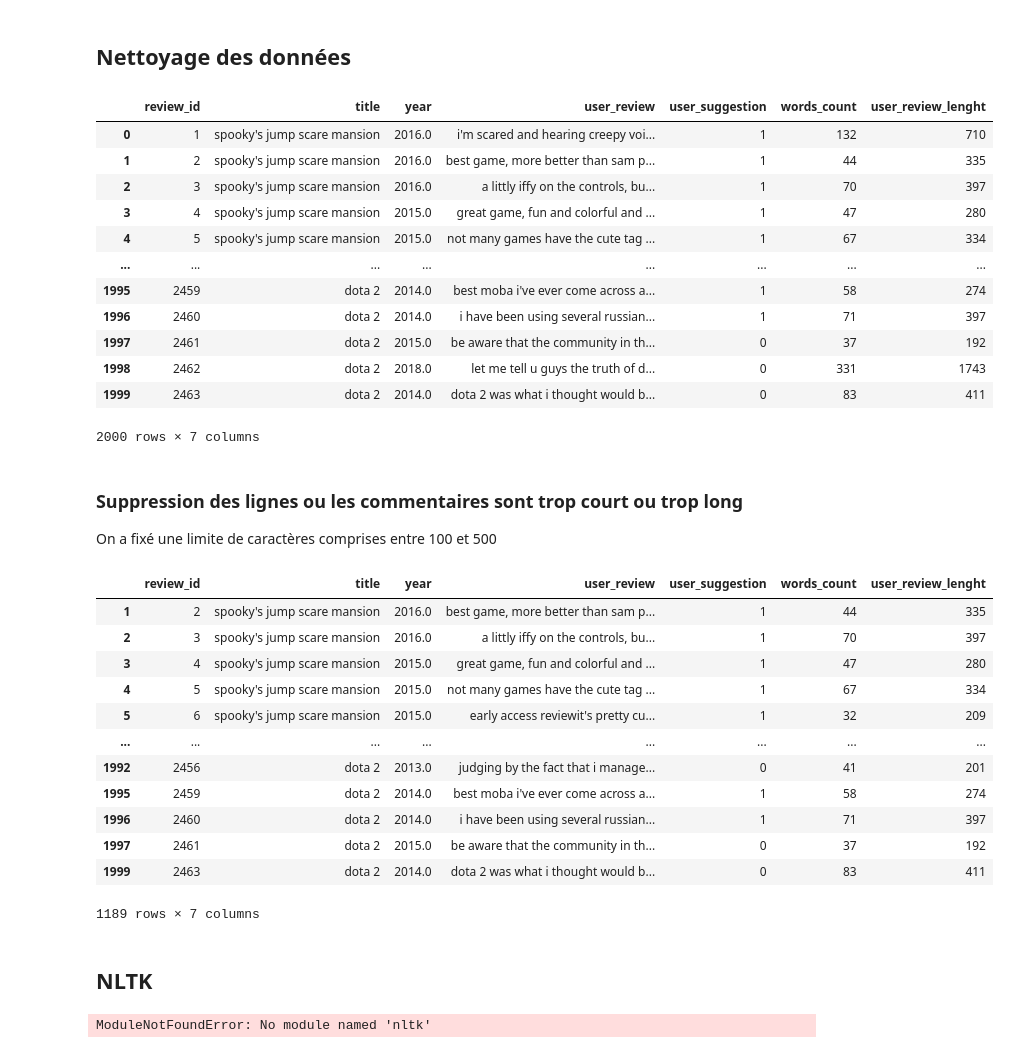
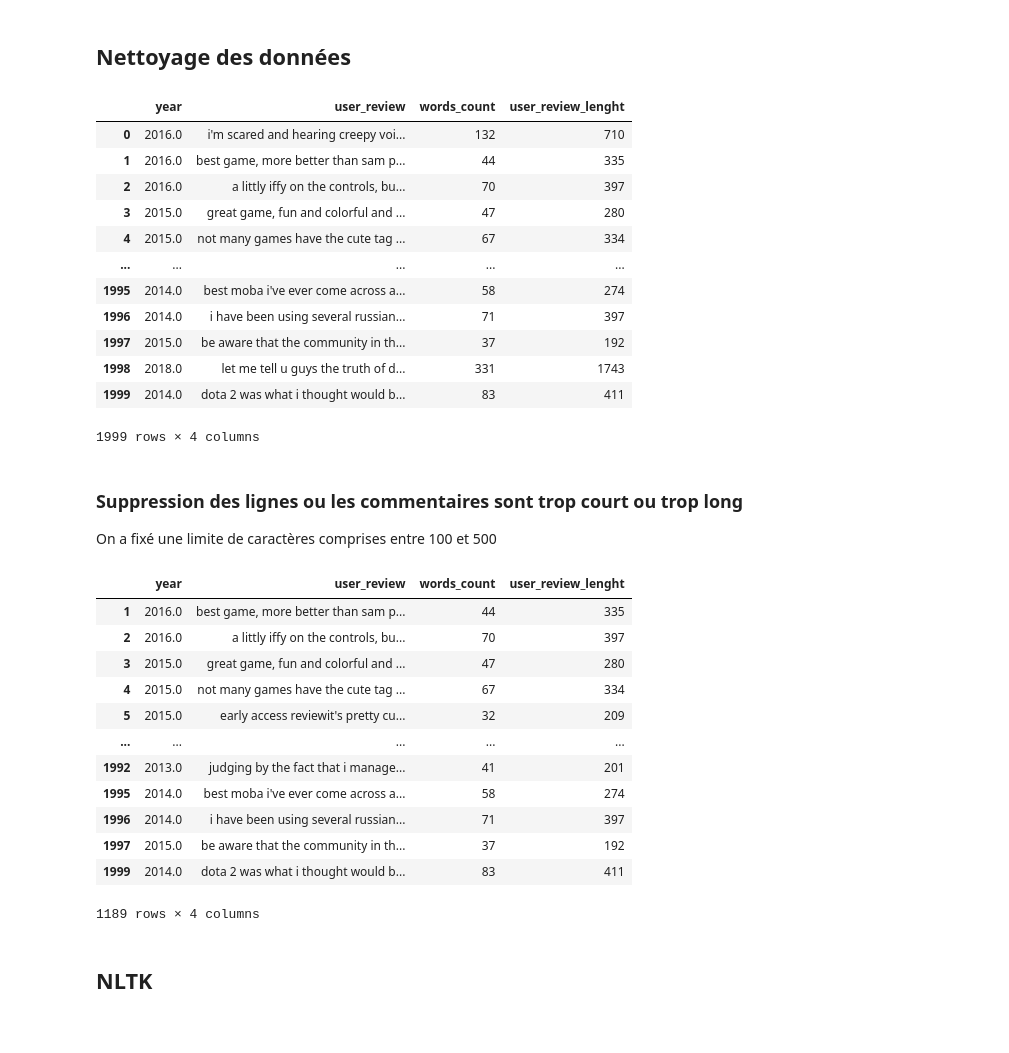
Before and after one commit to Harsisis/MachineLearning_TP, a Jupyter notebook: machineLearning/TP3/main.ipynb, the cells around one changed output. Cells and saved outputs as stored; diff of their text form; code cells hidden in the pictures.

```diff
--- a/machineLearning/TP3/main.ipynb
+++ b/machineLearning/TP3/main.ipynb
@@ -31,6 +31,8 @@ plt.show()
 # %% [markdown]
 ## Analyse des données
 # %%
+data1 = data1.drop(columns={'review_id', 'title', 'user_suggestion'})
+
 data1["words_count"] = data1["user_review"].str.split().str.len()
 
 data1["user_review_lenght"] = data1["user_review"].str.len()
@@ -45,27 +47,26 @@ plt.show()
 ## Nettoyage des données
 # %%
 
-data1["title"] = data1["title"].str.lower()
 data1["user_review"] = data1["user_review"].str.lower()
 
 data1 = data1.dropna(how="all")
 data1 = data1.drop_duplicates()
 
 data1
 # %% [output]
-|  | review_id | title | year | user_review | user_suggestion | words_count | user_review_lenght |
-| 0 | 1 | spooky's jump scare mansion | 2016.0 | i'm scared and hearing creepy voi... | 1 | 132 | 710 |
-| 1 | 2 | spooky's jump scare mansion | 2016.0 | best game, more better than sam p... | 1 | 44 | 335 |
-| 2 | 3 | spooky's jump scare mansion | 2016.0 | a littly iffy on the controls, bu... | 1 | 70 | 397 |
-| 3 | 4 | spooky's jump scare mansion | 2015.0 | great game, fun and colorful and ... | 1 | 47 | 280 |
-| 4 | 5 | spooky's jump scare mansion | 2015.0 | not many games have the cute tag ... | 1 | 67 | 334 |
-| ... | ... | ... | ... | ... | ... | ... | ... |
-| 1995 | 2459 | dota 2 | 2014.0 | best moba i've ever come across a... | 1 | 58 | 274 |
-| 1996 | 2460 | dota 2 | 2014.0 | i have been using several russian... | 1 | 71 | 397 |
-| 1997 | 2461 | dota 2 | 2015.0 | be aware that the community in th... | 0 | 37 | 192 |
-| 1998 | 2462 | dota 2 | 2018.0 | let me tell u guys the truth of d... | 0 | 331 | 1743 |
-| 1999 | 2463 | dota 2 | 2014.0 | dota 2 was what i thought would b... | 0 | 83 | 411 |
+|  | year | user_review | words_count | user_review_lenght |
+| 0 | 2016.0 | i'm scared and hearing creepy voi... | 132 | 710 |
+| 1 | 2016.0 | best game, more better than sam p... | 44 | 335 |
+| 2 | 2016.0 | a littly iffy on the controls, bu... | 70 | 397 |
+| 3 | 2015.0 | great game, fun and colorful and ... | 47 | 280 |
+| 4 | 2015.0 | not many games have the cute tag ... | 67 | 334 |
+| ... | ... | ... | ... | ... |
+| 1995 | 2014.0 | best moba i've ever come across a... | 58 | 274 |
+| 1996 | 2014.0 | i have been using several russian... | 71 | 397 |
+| 1997 | 2015.0 | be aware that the community in th... | 37 | 192 |
+| 1998 | 2018.0 | let me tell u guys the truth of d... | 331 | 1743 |
+| 1999 | 2014.0 | dota 2 was what i thought would b... | 83 | 411 |
-2000 rows × 7 columns
+1999 rows × 4 columns
 # %% [markdown]
 ### Suppression des lignes ou les commentaires sont trop court ou trop long
 On a fixé une limite de caractères comprises entre 100 et 500
@@ -73,28 +74,18 @@ On a fixé une limite de caractères comprises entre 100 et 500
 data1 = data1.query("user_review_lenght >= 100 and user_review_lenght <= 500")
 data1
 # %% [output]
-|  | review_id | title | year | user_review | user_suggestion | words_count | user_review_lenght |
-| 1 | 2 | spooky's jump scare mansion | 2016.0 | best game, more better than sam p... | 1 | 44 | 335 |
-| 2 | 3 | spooky's jump scare mansion | 2016.0 | a littly iffy on the controls, bu... | 1 | 70 | 397 |
-| 3 | 4 | spooky's jump scare mansion | 2015.0 | great game, fun and colorful and ... | 1 | 47 | 280 |
-| 4 | 5 | spooky's jump scare mansion | 2015.0 | not many games have the cute tag ... | 1 | 67 | 334 |
-| 5 | 6 | spooky's jump scare mansion | 2015.0 | early access reviewit's pretty cu... | 1 | 32 | 209 |
-| ... | ... | ... | ... | ... | ... | ... | ... |
-| 1992 | 2456 | dota 2 | 2013.0 | judging by the fact that i manage... | 0 | 41 | 201 |
-| 1995 | 2459 | dota 2 | 2014.0 | best moba i've ever come across a... | 1 | 58 | 274 |
-| 1996 | 2460 | dota 2 | 2014.0 | i have been using several russian... | 1 | 71 | 397 |
-| 1997 | 2461 | dota 2 | 2015.0 | be aware that the community in th... | 0 | 37 | 192 |
-| 1999 | 2463 | dota 2 | 2014.0 | dota 2 was what i thought would b... | 0 | 83 | 411 |
+|  | year | user_review | words_count | user_review_lenght |
+| 1 | 2016.0 | best game, more better than sam p... | 44 | 335 |
+| 2 | 2016.0 | a littly iffy on the controls, bu... | 70 | 397 |
+| 3 | 2015.0 | great game, fun and colorful and ... | 47 | 280 |
+| 4 | 2015.0 | not many games have the cute tag ... | 67 | 334 |
+| 5 | 2015.0 | early access reviewit's pretty cu... | 32 | 209 |
+| ... | ... | ... | ... | ... |
+| 1992 | 2013.0 | judging by the fact that i manage... | 41 | 201 |
+| 1995 | 2014.0 | best moba i've ever come across a... | 58 | 274 |
+| 1996 | 2014.0 | i have been using several russian... | 71 | 397 |
+| 1997 | 2015.0 | be aware that the community in th... | 37 | 192 |
+| 1999 | 2014.0 | dota 2 was what i thought would b... | 83 | 411 |
-1189 rows × 7 columns
+1189 rows × 4 columns
 # %% [markdown]
 ## NLTK
-# %%
-from nltk.corpus import stopwords
-from nltk.tokenize import word_tokenize
-from nltk.stem import PorterSteamer
-from nltk.stem import WordNetLemmatizer
-
-stopwords = set(stopwords.words('english'))
-tokens = nltk.word_tokenize(sentence)
-# %% [output]
-ModuleNotFoundError: No module named 'nltk'
```
Also changed, not shown: parts of 2 cells of this notebook.
